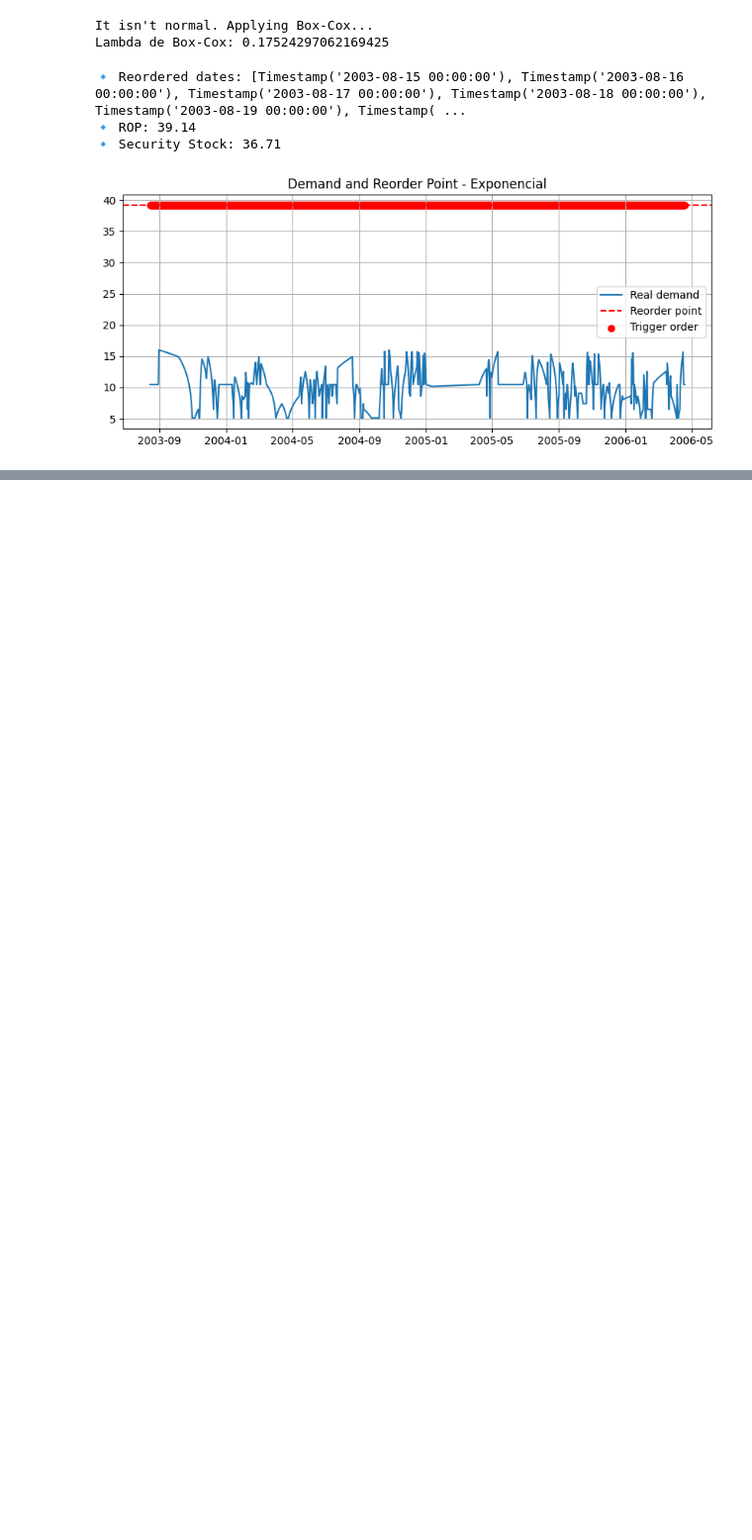
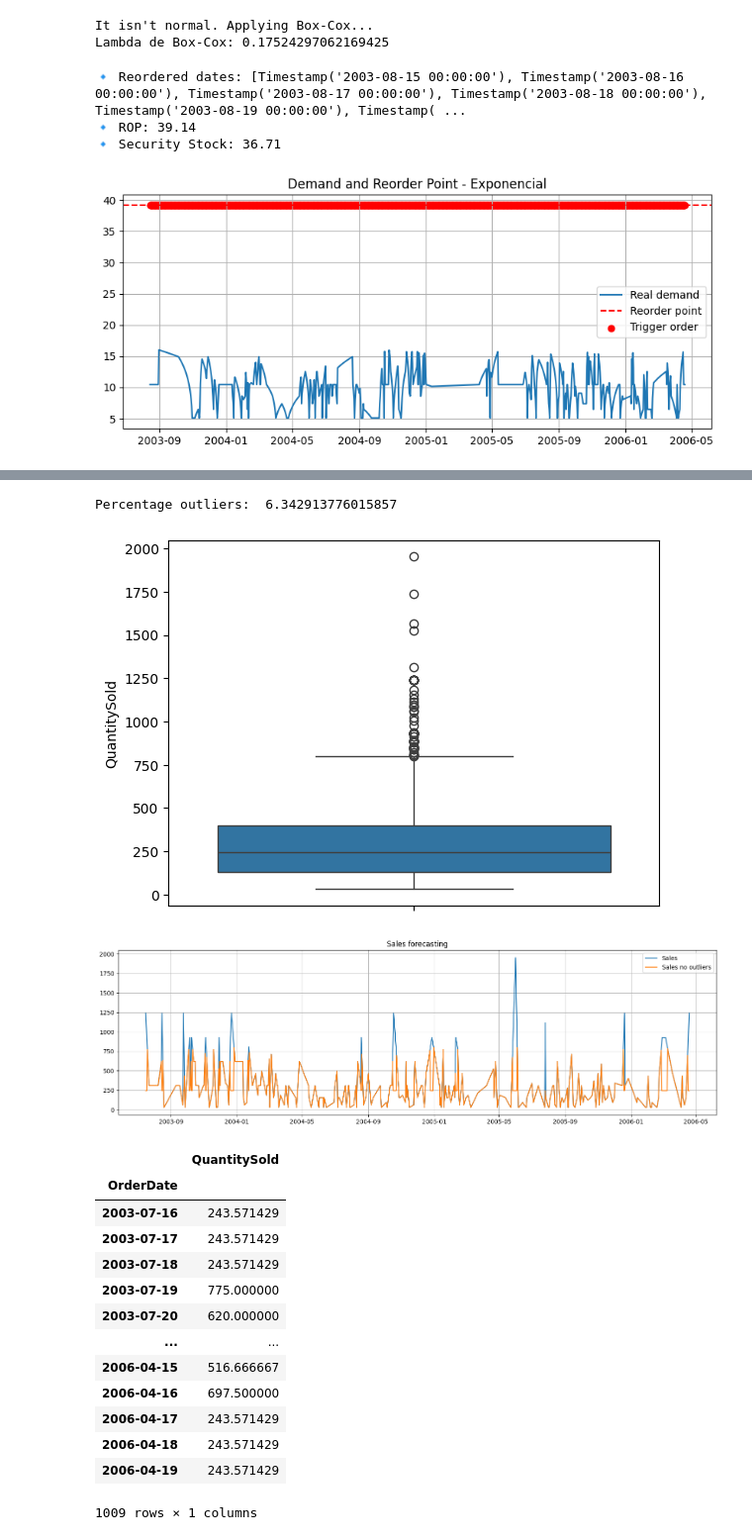
Before and after one commit to carlotagordillo2/final-proyect, a Jupyter notebook: ML/stock_function.ipynb, the cells around one changed output, grey strips where cells are left out. Shown at 99% size. Drawn from its saved outputs; the diff is of its cells as text; code cells hidden in the pictures; blank space fills up the shorter version.

```diff
--- a/ML/stock_function.ipynb
+++ b/ML/stock_function.ipynb
@@ -296,0 +365,21 @@ sales
+# %%
+sales = f.estudio_outliers(sales)
+sales
+# %% [output]
+Percentage outliers:  6.342913776015857
+[figure, added]
+[figure, added]
+|  | QuantitySold |
+| OrderDate |  |
+| 2003-07-16 | 243.571429 |
+| 2003-07-17 | 243.571429 |
+| 2003-07-18 | 243.571429 |
+| 2003-07-19 | 775.000000 |
+| 2003-07-20 | 620.000000 |
+| ... | ... |
+| 2006-04-15 | 516.666667 |
+| 2006-04-16 | 697.500000 |
+| 2006-04-17 | 243.571429 |
+| 2006-04-18 | 243.571429 |
+| 2006-04-19 | 243.571429 |
+1009 rows × 1 columns
```
Also changed, not shown: parts of 24 cells of this notebook, 1 other file.
